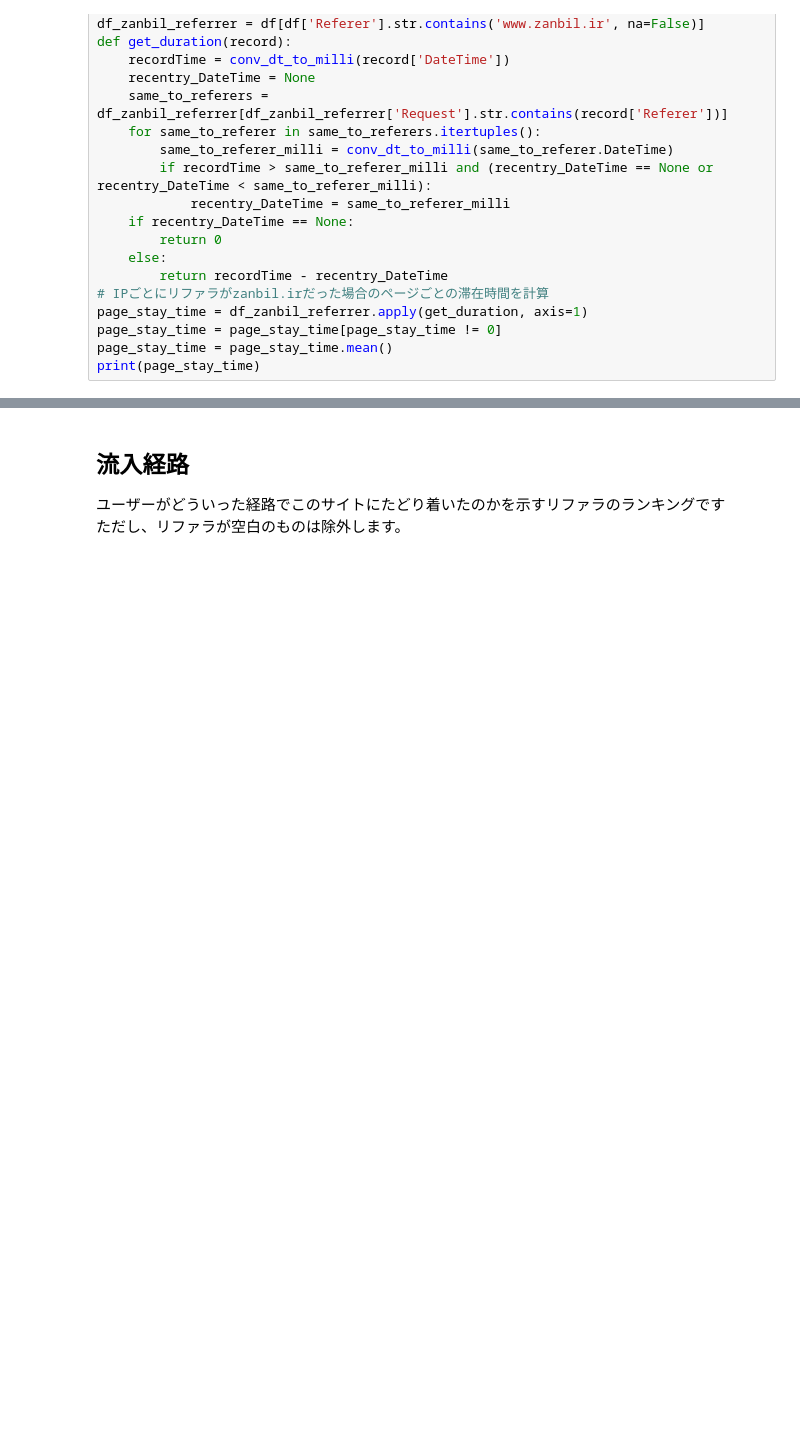
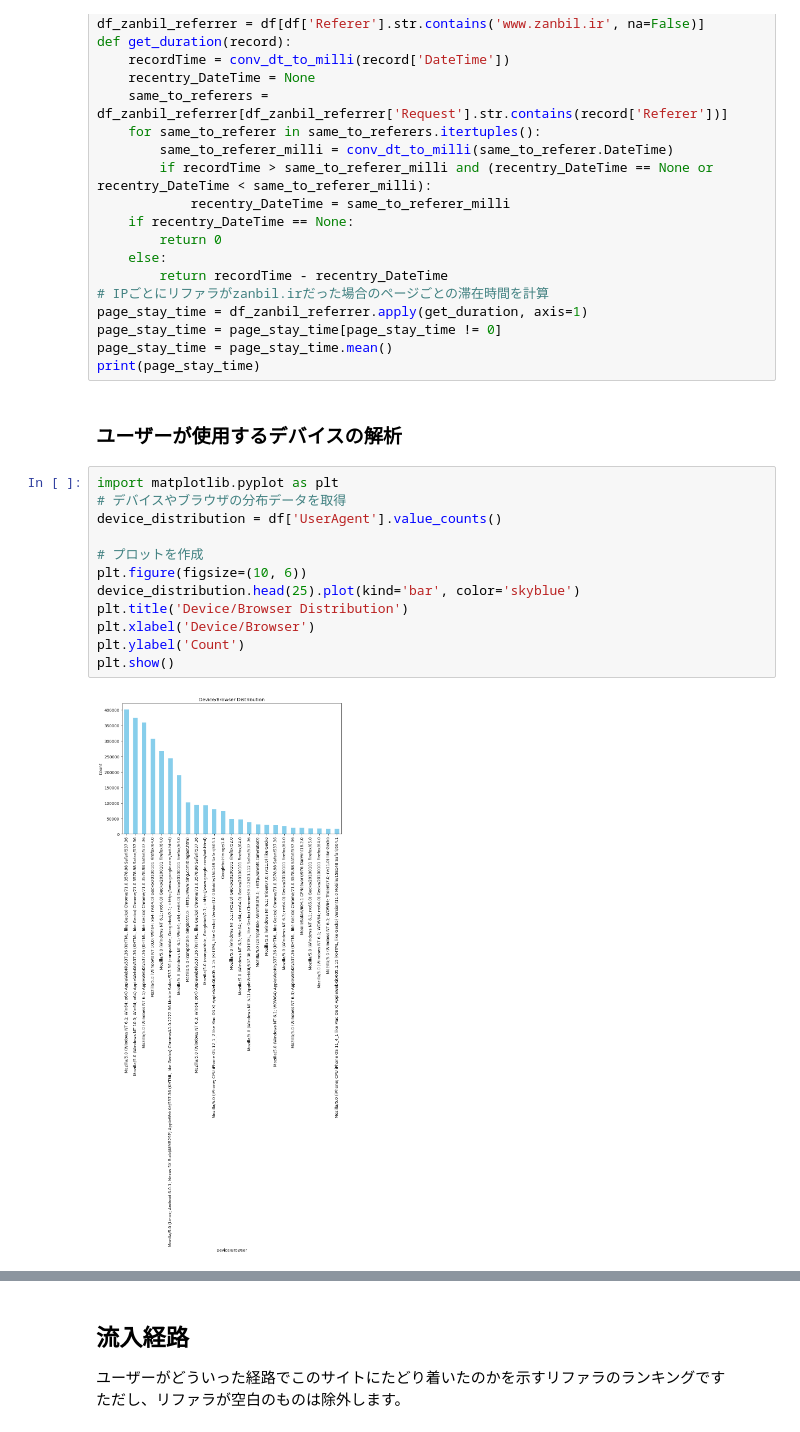
Before and after one commit to yutadd/Datascience_Server_Log, a Jupyter notebook: analyse.ipynb, the cells around one changed output, grey strips where cells are left out. Cells and saved outputs as stored; diff of their text form; blank space fills up the shorter version.

```diff
--- a/analyse.ipynb
+++ b/analyse.ipynb
@@ -181,3 +179,19 @@ page_stay_time = df_zanbil_referrer.apply(get_duration, axis=1)
 page_stay_time = page_stay_time[page_stay_time != 0]
 page_stay_time = page_stay_time.mean()
 print(page_stay_time)
+# %% [markdown]
+### ユーザーが使用するデバイスの解析
+# %%
+import matplotlib.pyplot as plt
+# デバイスやブラウザの分布データを取得
+device_distribution = df['UserAgent'].value_counts()
+
+# プロットを作成
+plt.figure(figsize=(10, 6))
+device_distribution.head(25).plot(kind='bar', color='skyblue')
+plt.title('Device/Browser Distribution')
+plt.xlabel('Device/Browser')
+plt.ylabel('Count')
+plt.show()
+# %% [output]
+[figure, added]
```
Also changed, not shown: parts of 3 cells of this notebook, 2 other files.
